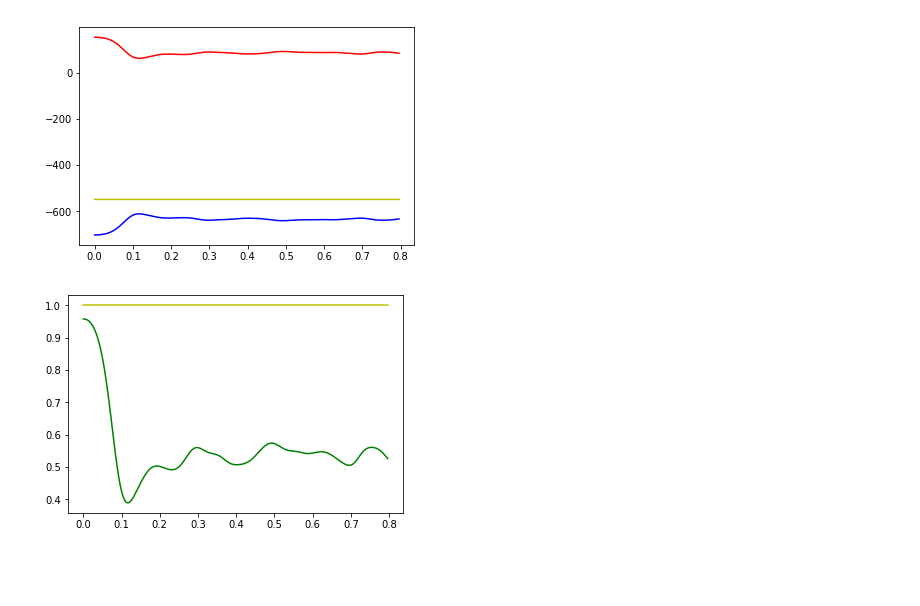
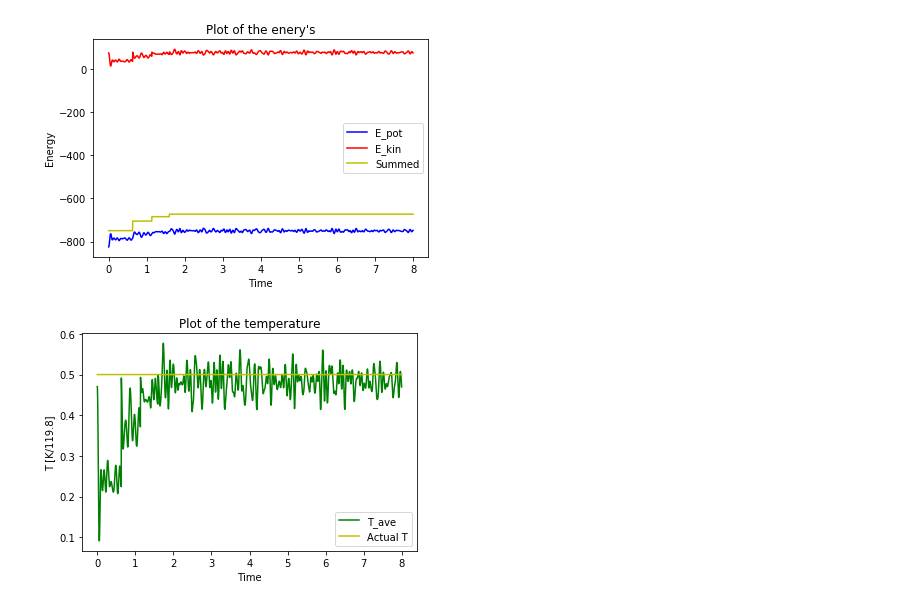
Before and after one commit to VHeusinkveld/Argon_Atom_Simulation-CP1, a Jupyter notebook: main_file.ipynb, the cells around one changed output. Drawn from its saved outputs; the diff is of its cells as text; code cells hidden in the pictures; blank space fills up the shorter version.

```diff
--- a/main_file.ipynb
+++ b/main_file.ipynb
@@ -231,8 +233,8 @@ def pot_calc(U, v):
 # Initialization
 
 # Parameters
-T = 1 # Kelvin /119.8
-density = 0.8
+T = 0.5 # Kelvin /119.8
+density = 1.2
 
 # Initial positions
 unit_power = 3
@@ -254,10 +256,10 @@ import time
 start_time = time.time()
 
 delta_t = 4e-3
-t_max = 200*delta_t
+t_max = 2000*delta_t
 
-conf_level = 2 # amount of standard deviations from the average temp
-inter_numb = 3 # Number of interactions per particle
+conf_level = 1 # amount of standard deviations from the average temp
+inter_numb = 2 # Number of interactions per particle
 
 t_range = np.arange(0, t_max, delta_t)
 x = cp.deepcopy(x_init)
@@ -265,36 +267,48 @@ v = cp.deepcopy(v_init)
 
 pos = np.zeros((len(t_range),N,dim),dtype=float)
 vel = np.zeros((len(t_range),N,dim),dtype=float)
+force = np.zeros((len(t_range),N,dim),dtype=float)
+differ = np.zeros((len(t_range),N,N),dtype=float)
 
 delta_tot, r = particle_dist(L, N, x, dim)
 F_tot, U = pot_and_force(delta_tot, r, dim, N)
+
 E_pot = np.zeros((len(t_range),1),dtype=float)
 C_v = np.zeros((len(t_range),1),dtype=float)
 E_kin = np.zeros((len(t_range),1),dtype=float)
 T_tot = np.zeros((len(t_range),1),dtype=float)
 N_inter = np.zeros((len(t_range),1),dtype=float)
+last_renorm_time = 0
 
 l_mfp = 1/N*(L**dim)/(np.pi*N*(1**(dim-1))) #mean free path per particle
 sum_past = 0
 
+N_inter_tot = 0
+renorm_count = 0
 for i, t in enumerate(t_range):
 
     E_kin[i], E_pot[i] = pot_calc(U, v)
     T_tot[i] = ((2*E_kin[i])/(3*(N-1)))
 
     t_mfp = l_mfp/(np.sqrt(2*E_kin[i]/N))
-    N_inter[i] = delta_t/t_mfp
+    N_inter_tot += delta_t/t_mfp
 
     # Make this dependant on the particle speed
-    if (N_inter[sum_past:i]).sum() > inter_numb*N:
-        v = temp_check(E_kin, E_pot, v, T_tot, i, conf_level, t, sum_past)
-        sum_past = cp.deepcopy(i)
+    if N_inter_tot > inter_numb*N and renorm_count < 10:
+        v, last_renorm_time, renorm_check = temp_check(E_kin, E_pot, v, T_tot, i, conf_level, t, sum_past, last_renorm_time)
 
-    x, v, F_tot, U = xv_iteration(algorithm, x, v, F_tot, L, N, dim)
+        if renorm_check == False:
+            renorm_count += 1
+
+        N_inter_tot = 0
+        sum_past = cp.deepcopy(i) #redundant? -> no
+
+    x, v, F_tot, U, r = xv_iteration(algorithm, x, v, F_tot, L, N, dim)
+
+    force[i,:,:] = F_tot.transpose()
     vel[i,:,:] = v.transpose()
     pos[i, :, :] = x.transpose()
-
-
+    differ[i,:,:] = r
 
 end_time = time.time()
 print('Time:', end_time - start_time, 's')
@@ -312,18 +361,26 @@ print(C_v_pp)
 # %%
 # Plotting of energy and temperature
 
 
 plt.plot(t_range,E_pot,'b')
 plt.plot(t_range,E_kin,'r')
 plt.plot(t_range,E_kin+E_pot,'y')
+plt.legend(['E_pot','E_kin','Summed'])
+plt.title("Plot of the enery's")
+plt.xlabel('Time')
+plt.ylabel('Energy')
 plt.show()
 
 plt.plot(t_range,T_tot,'g')
 plt.plot(t_range,np.ones((len(t_range),1),dtype=float)*T,'y')
+plt.legend(['T_ave','Actual T'])
+plt.title("Plot of the temperature")
+plt.xlabel('Time')
+plt.ylabel('T [K/119.8]')
 plt.show()
 # %% [output]
-[figure, old version]
+[figure, new version]
-[figure, old version]
+[figure, new version]
 # %%
 # Make an animation
 
```
Also changed, not shown: parts of 8 cells of this notebook.
